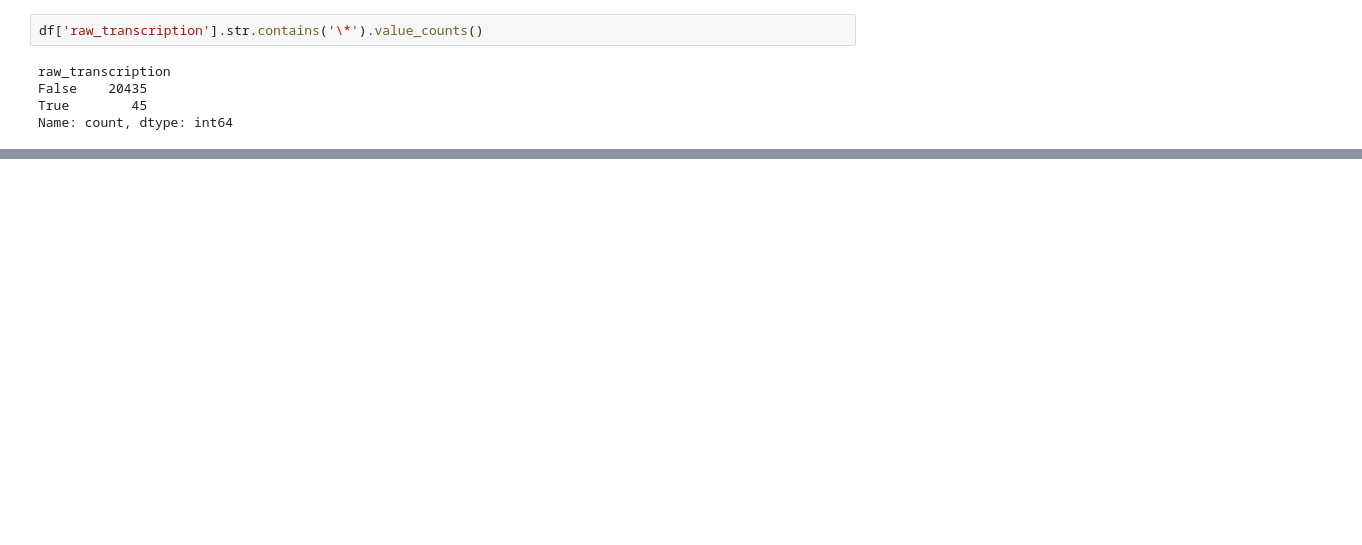
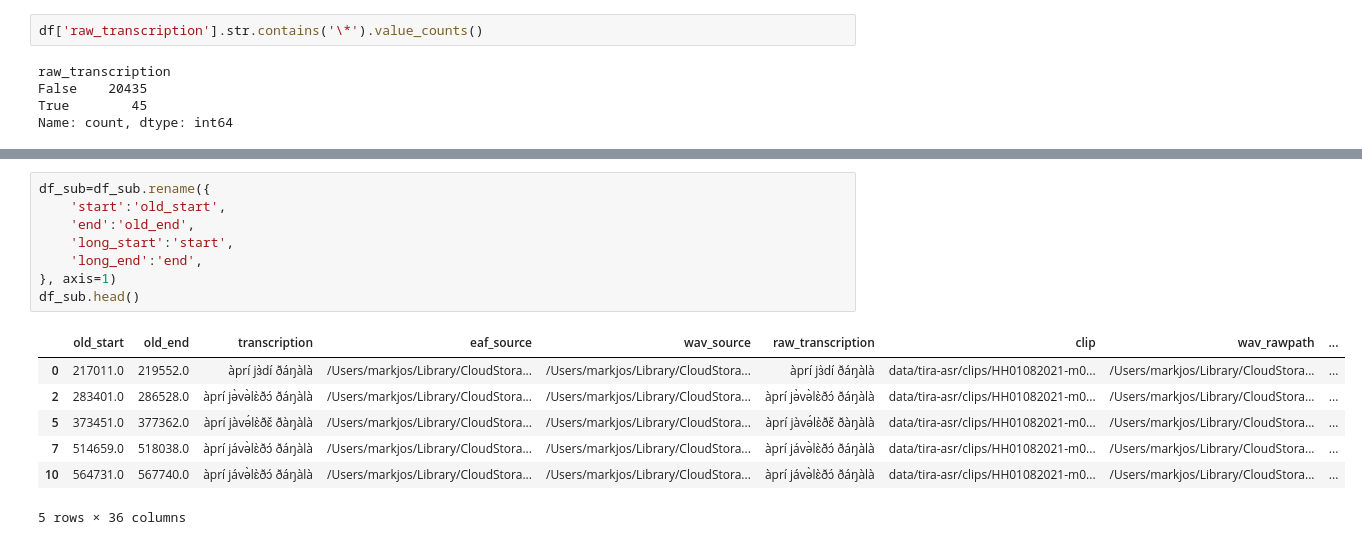
Before and after one commit to markjosims/malachor5, a Jupyter notebook: notebooks/split_dataset.ipynb, the cells around one changed output, grey strips where cells are left out. Drawn from its saved outputs; the diff is of its cells as text; blank space fills up the shorter version.

```diff
--- a/notebooks/split_dataset.ipynb
+++ b/notebooks/split_dataset.ipynb
@@ -68,0 +251,16 @@ train_only.shape, val_only.shape, test_only.shape
+# %%
+df_sub=df_sub.rename({
+    'start':'old_start',
+    'end':'old_end',
+    'long_start':'start',
+    'long_end':'end',
+}, axis=1)
+df_sub.head()
+# %% [output]
+|  | old_start | old_end | transcription | eaf_source | wav_source | raw_transcription | clip | wav_rawpath | ... |
+| 0 | 217011.0 | 219552.0 | àprí jɜ̀dí ðáŋàlà | /Users/markjos/Library/CloudStora... | /Users/markjos/Library/CloudStora... | àprí jɜ̀dí ðáŋàlà | data/tira-asr/clips/HH01082021-m0... | /Users/markjos/Library/CloudStora... | ... |
+| 2 | 283401.0 | 286528.0 | àprí jə̀və̀lɛ̀ðɔ́ ðáŋàlà | /Users/markjos/Library/CloudStora... | /Users/markjos/Library/CloudStora... | àprí jə̀və̀lɛ̀ðɔ́ ðáŋàlà | data/tira-asr/clips/HH01082021-m0... | /Users/markjos/Library/CloudStora... | ... |
+| 5 | 373451.0 | 377362.0 | àprí jàvə́lɛ̀ðɛ̌ ðàŋàlà | /Users/markjos/Library/CloudStora... | /Users/markjos/Library/CloudStora... | àprí jàvə́lɛ̀ðɛ̌ ðàŋàlà | data/tira-asr/clips/HH01082021-m0... | /Users/markjos/Library/CloudStora... | ... |
+| 7 | 514659.0 | 518038.0 | àprí jávə̀lɛ̀ðɔ́ ðáŋàlà | /Users/markjos/Library/CloudStora... | /Users/markjos/Library/CloudStora... | àprí jávə̀lɛ̀ðɔ́ ðáŋàlà | data/tira-asr/clips/HH01082021-m0... | /Users/markjos/Library/CloudStora... | ... |
+| 10 | 564731.0 | 567740.0 | àprí jávə̀lɛ̀ðɔ́ ðáŋàlà | /Users/markjos/Library/CloudStora... | /Users/markjos/Library/CloudStora... | àprí jávə̀lɛ̀ðɔ́ ðáŋàlà | data/tira-asr/clips/HH01082021-m0... | /Users/markjos/Library/CloudStora... | ... |
+5 rows × 36 columns
```
Also changed, not shown: parts of 24 cells of this notebook, 1 other file.
